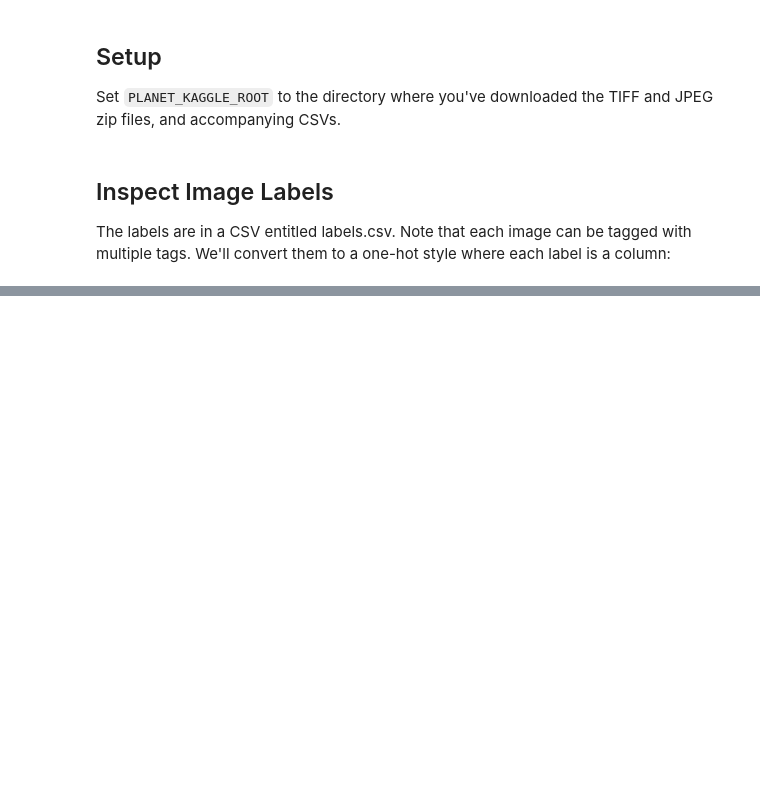
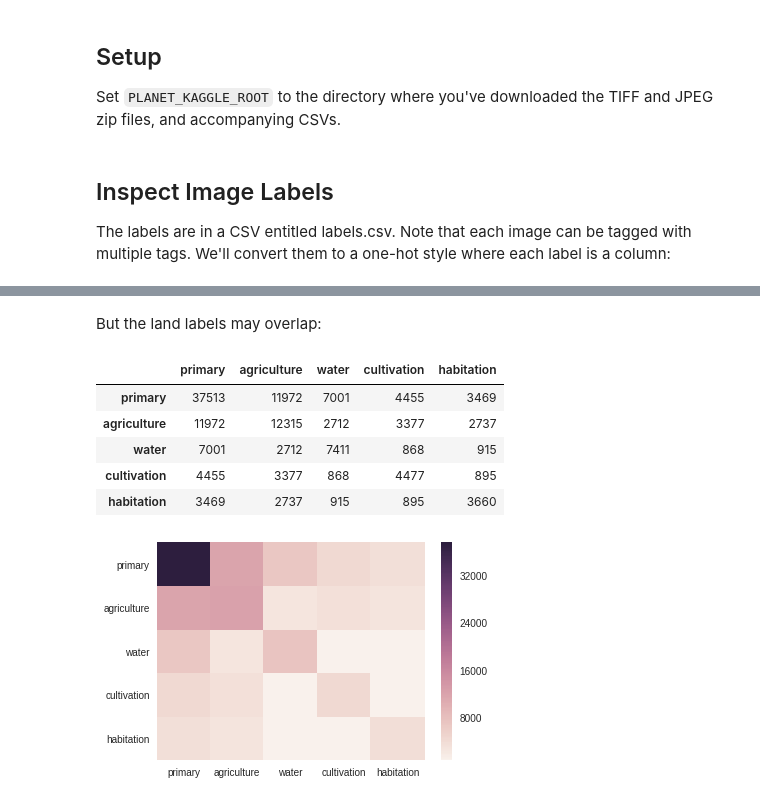
Before and after one commit to WNoxchi/deeplearningstudy, a Jupyter notebook: Kaggle/Planet/Planet_chip_examples.ipynb, the cells around one changed output, grey strips where cells are left out. Saved outputs shown, nothing was run; the diff lists cells and outputs as text; code cells hidden in the pictures; blank space fills up the shorter version.

```diff
--- a/Kaggle/Planet/Planet_chip_examples.ipynb
+++ b/Kaggle/Planet/Planet_chip_examples.ipynb
@@ -40,0 +118,13 @@ labels_df.head()
+# %% [markdown]
+But the land labels may overlap:
+# %%
+land_labels = ['primary', 'agriculture', 'water', 'cultivation', 'habitation']
+make_cooccurence_matrix(land_labels)
+# %% [output]
+|  | primary | agriculture | water | cultivation | habitation |
+| primary | 37513 | 11972 | 7001 | 4455 | 3469 |
+| agriculture | 11972 | 12315 | 2712 | 3377 | 2737 |
+| water | 7001 | 2712 | 7411 | 868 | 915 |
+| cultivation | 4455 | 3377 | 868 | 4477 | 895 |
+| habitation | 3469 | 2737 | 915 | 895 | 3660 |
+[figure, added]
```
Also changed, not shown: parts of 13 cells of this notebook.
